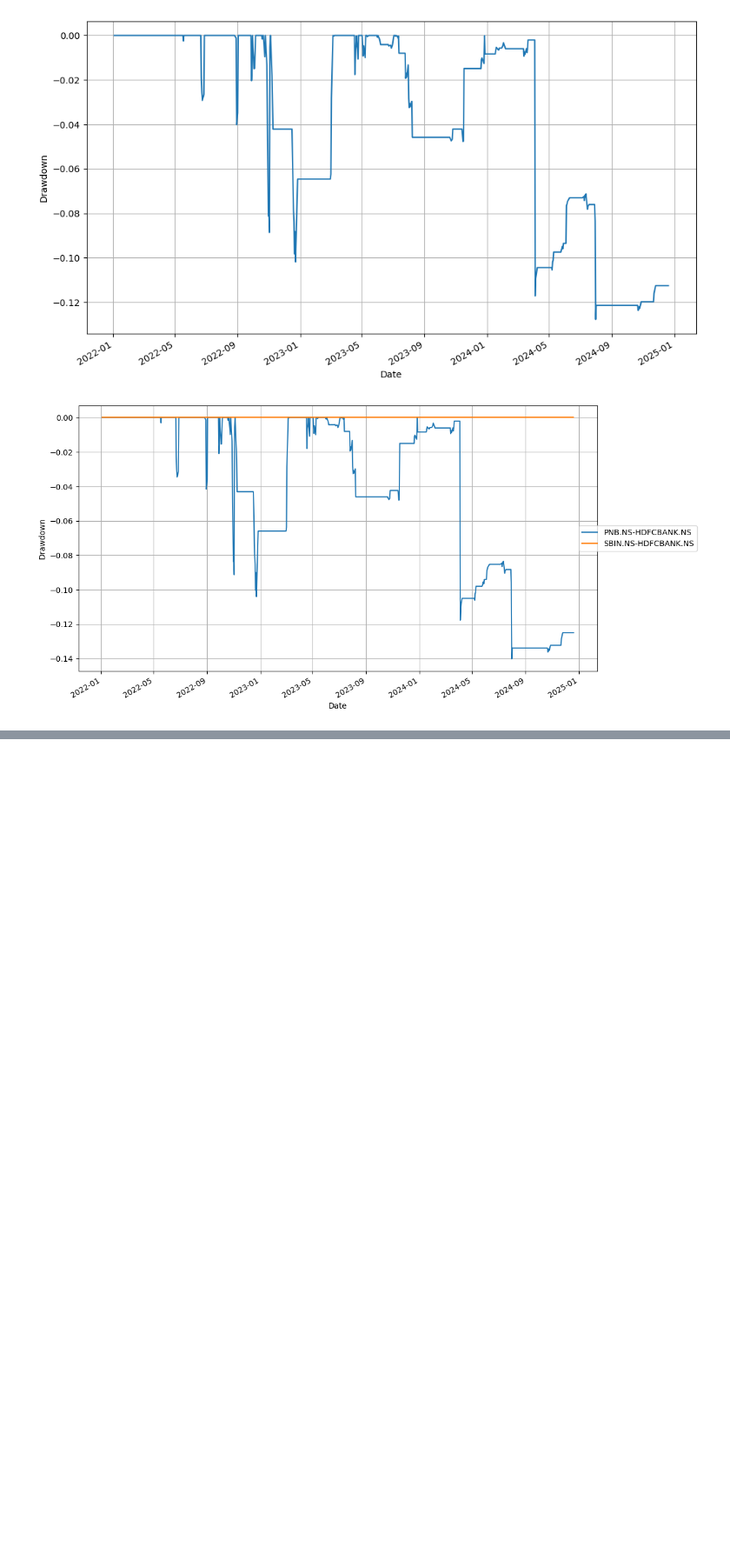
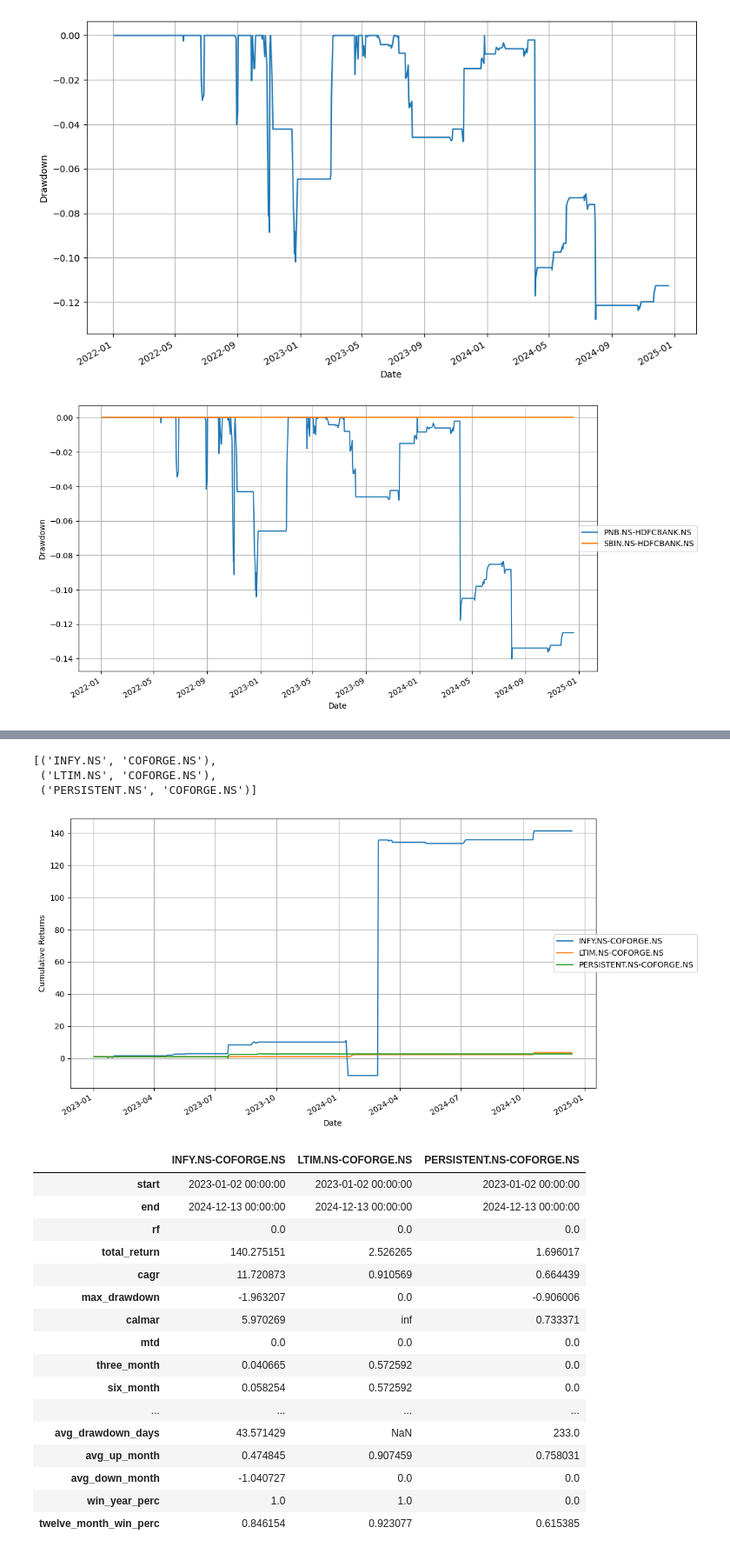
Before and after one commit to Amination-Gogia/Pairs-Trading-Dec-2024, a Jupyter notebook: Week-2/assignment_2.ipynb, the cells around one changed output, grey strips where cells are left out. Shown at 87% size. Drawn from its saved outputs; the diff is of its cells as text; code cells hidden in the pictures; blank space fills up the shorter version.

```diff
--- a/Week-2/assignment_2.ipynb
+++ b/Week-2/assignment_2.ipynb
@@ -1144,0 +1176,4 @@ plt.show()
+# %%
+res = find_coint_pairs(df.loc['2022 - 1 - 1' : '2023 - 1 - 1'], 0.05)
+# %%
+it_pairs = res[1]
@@ -1144,0 +1192,54 @@ plt.show()
+# %%
+list_sect_it = []
+ret = pd.DataFrame()
+for i in np.arange(it_pairs.shape[0]):
+
+
+    # print("The total # of testing is: ", p_sorted.shape[0], " Current: ", i)
+    s1 = it_pairs.iloc[i][1]
+    s2 = it_pairs.iloc[i][0]
+
+    name = s1 + "-" + s2
+
+    x = (df.loc['2023 - 1 - 1' : '2024 - 12 - 15'])[s1]
+    y = (df.loc['2023 - 1 - 1' : '2024 - 12 - 15'])[s2]
+
+    tmp, sharpe = backtest(x, y)
+    if sharpe > 0.5 and tmp.values[-1] > 1.105:
+        ret[name] = tmp.values
+        list_sect_it.append((s1,s2))
+
+# List the potential pairs for out-sample testing
+list_sect_it
+# %% [output]
+[('INFY.NS', 'COFORGE.NS'),
+ ('LTIM.NS', 'COFORGE.NS'),
+ ('PERSISTENT.NS', 'COFORGE.NS')]
+# %%
+ret.iloc[0] = 1
+ret.index = (df.loc['2023 - 1 - 1' : '2024 - 12 - 15']).index
+# %%
+ret.plot(figsize=(12,7),grid=True)
+plt.legend(loc='center right', bbox_to_anchor=(1.2, 0.5))
+plt.ylabel('Cumulative Returns')
+plt.show()
+ret.calc_stats().stats
+# %% [output]
+[figure, added]
+|  | INFY.NS-COFORGE.NS | LTIM.NS-COFORGE.NS | PERSISTENT.NS-COFORGE.NS |
+| start | 2023-01-02 00:00:00 | 2023-01-02 00:00:00 | 2023-01-02 00:00:00 |
+| end | 2024-12-13 00:00:00 | 2024-12-13 00:00:00 | 2024-12-13 00:00:00 |
+| rf | 0.0 | 0.0 | 0.0 |
+| total_return | 140.275151 | 2.526265 | 1.696017 |
+| cagr | 11.720873 | 0.910569 | 0.664439 |
+| max_drawdown | -1.963207 | 0.0 | -0.906006 |
+| calmar | 5.970269 | inf | 0.733371 |
+| mtd | 0.0 | 0.0 | 0.0 |
+| three_month | 0.040665 | 0.572592 | 0.0 |
+| six_month | 0.058254 | 0.572592 | 0.0 |
+| ... | ... | ... | ... |
+| avg_drawdown_days | 43.571429 | NaN | 233.0 |
+| avg_up_month | 0.474845 | 0.907459 | 0.758031 |
+| avg_down_month | -1.040727 | 0.0 | 0.0 |
+| win_year_perc | 1.0 | 1.0 | 0.0 |
+| twelve_month_win_perc | 0.846154 | 0.923077 | 0.615385 |
```
Also changed, not shown: parts of 12 cells of this notebook.
